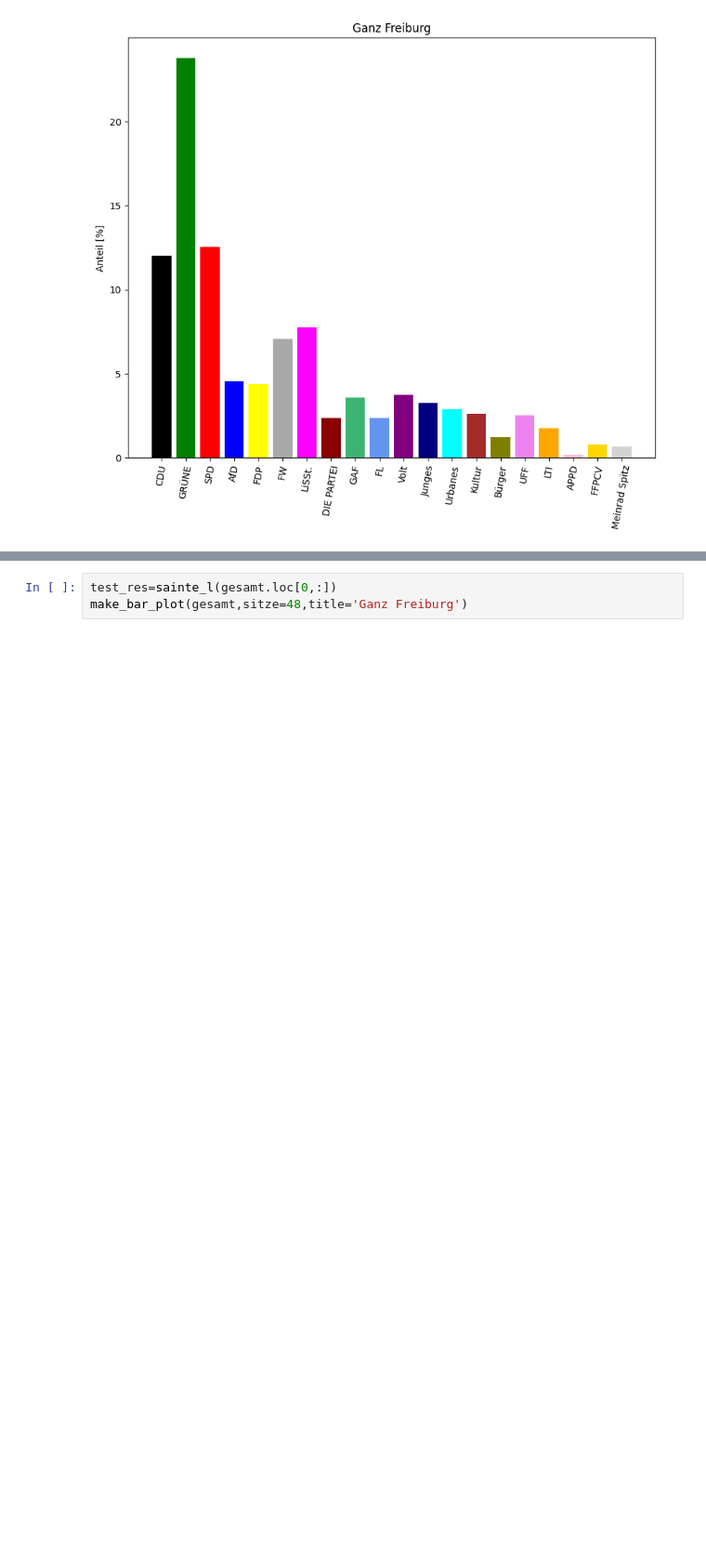
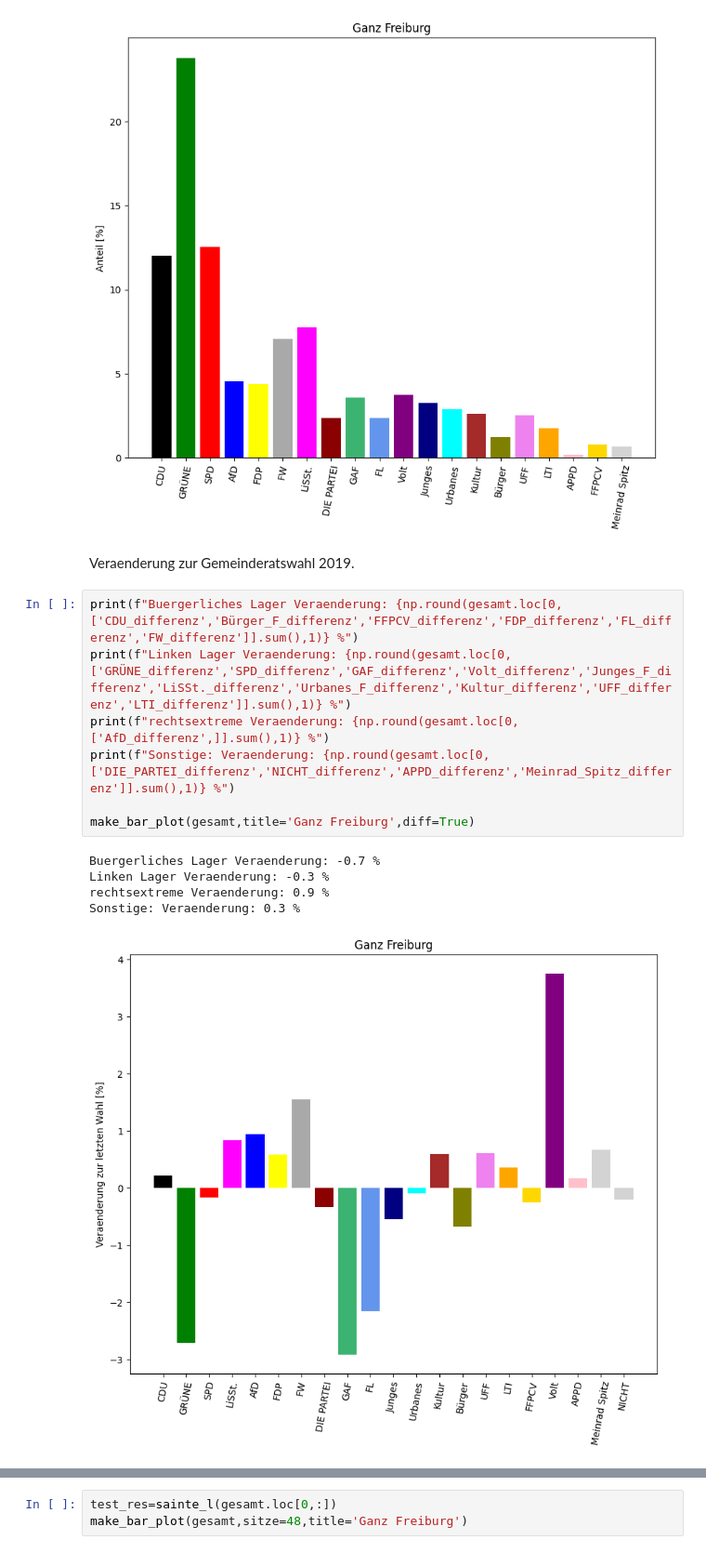
Before and after one commit to tkfritz/Freiburg_wahlen, a Jupyter notebook: Gemeinderatswahl24_Analyse.ipynb, the cells around one changed output, grey strips where cells are left out. Shown at 93% size. Drawn from its saved outputs; the diff is of its cells as text; blank space fills up the shorter version.

Commit message:
Added differenzes and more correlation analysis

```diff
--- a/Gemeinderatswahl24_Analyse.ipynb
+++ b/Gemeinderatswahl24_Analyse.ipynb
@@ -31,3 +51,18 @@ ausgezaehlte Wahlbezirke 247
 make_bar_plot(gesamt,title='Ganz Freiburg')
 # %% [output]
 [figure]
+# %% [markdown]
+Veraenderung zur Gemeinderatswahl 2019.
+# %%
+print(f"Buergerliches Lager Veraenderung: {np.round(gesamt.loc[0,['CDU_differenz','Bürger_F_differenz','FFPCV_differenz','FDP_differenz','FL_differenz','FW_differenz']].sum(),1)} %")
+print(f"Linken Lager Veraenderung: {np.round(gesamt.loc[0,['GRÜNE_differenz','SPD_differenz','GAF_differenz','Volt_differenz','Junges_F_differenz','LiSSt._differenz','Urbanes_F_differenz','Kultur_differenz','UFF_differenz','LTI_differenz']].sum(),1)} %")
+print(f"rechtsextreme Veraenderung: {np.round(gesamt.loc[0,['AfD_differenz',]].sum(),1)} %")
+print(f"Sonstige: Veraenderung: {np.round(gesamt.loc[0,['DIE_PARTEI_differenz','NICHT_differenz','APPD_differenz','Meinrad_Spitz_differenz']].sum(),1)} %")
+
+make_bar_plot(gesamt,title='Ganz Freiburg',diff=True)
+# %% [output]
+Buergerliches Lager Veraenderung: -0.7 %
+Linken Lager Veraenderung: -0.3 %
+rechtsextreme Veraenderung: 0.9 %
+Sonstige: Veraenderung: 0.3 %
+[figure, added]
```
Also changed, not shown: parts of 17 cells of this notebook.
